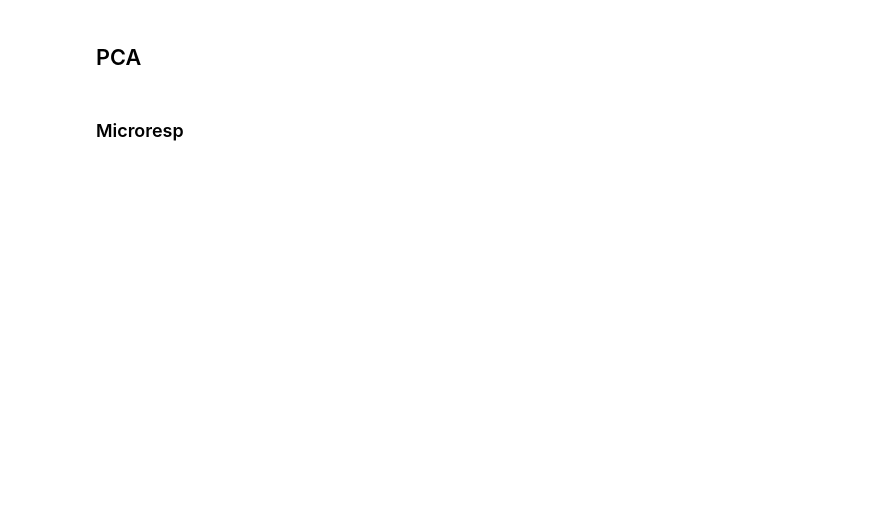
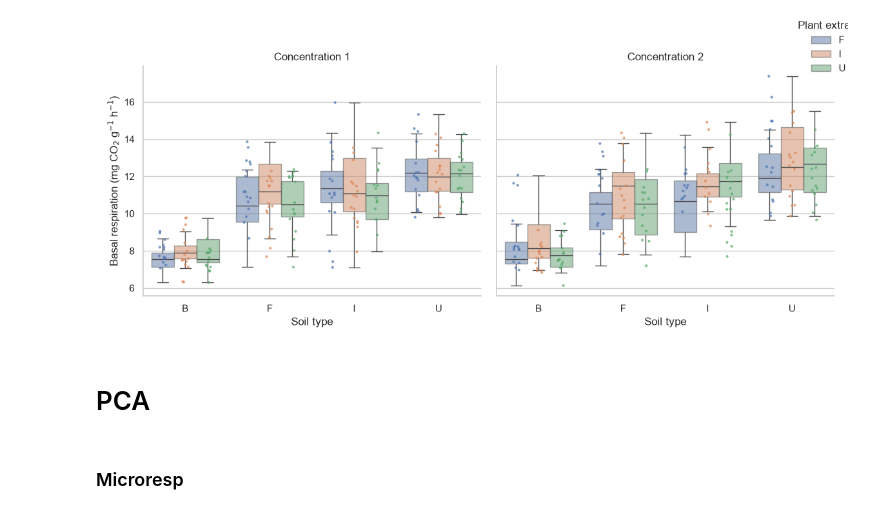
Before and after one commit to danielsehr/GEO6, a Jupyter notebook: src/geo6/main.ipynb, the cells around one changed output. Cells and saved outputs as stored; diff of their text form; code cells hidden in the pictures; blank space fills up the shorter version.

```diff
--- a/src/geo6/main.ipynb
+++ b/src/geo6/main.ipynb
@@ -20,5 +69,39 @@ data = load_data()
+# %%
+def melt_root_subset(df: pd.DataFrame) -> pd.DataFrame:
+    respiration_cols = [
+        col for col in df.columns
+        if col.startswith("br_") and col.endswith("_mg_per_g_h")
+    ]
+
+    respiration = df.melt(
+        id_vars=["sample", "subrep"],
+        value_vars=respiration_cols,
+        var_name="condition",
+        value_name="respiration",
+    ).dropna(subset=["respiration"])
+
+
+    respiration[["extract", "concentration"]] = (
+        respiration["condition"]
+        .str.extract(r"br_([IUF])([12])_mg_per_g_h")
+    )
+
+    respiration["concentration"] = (
+        respiration["concentration"].astype(int)
+    )
+
+    return respiration
+
+subset_melt = melt_root_subset(df=subset)
+
+# display(subset_melt)
+# %%
+plot = plot_basal_resp_rootextract_boxplot(df=subset_melt)
+save_plot(plot=plot, name="basal_resp_rootextract_boxplot")
+# %% [output]
+[figure, added]
 # %% [markdown]
-## PCA
+# PCA
 # %%
 from geo6.pca import prepare_pca_data, calc_pca, plot_pca, print_pca_loadings, perform_pca
 # %% [markdown]
```
Also changed, not shown: parts of 15 cells of this notebook, 3 other files.
